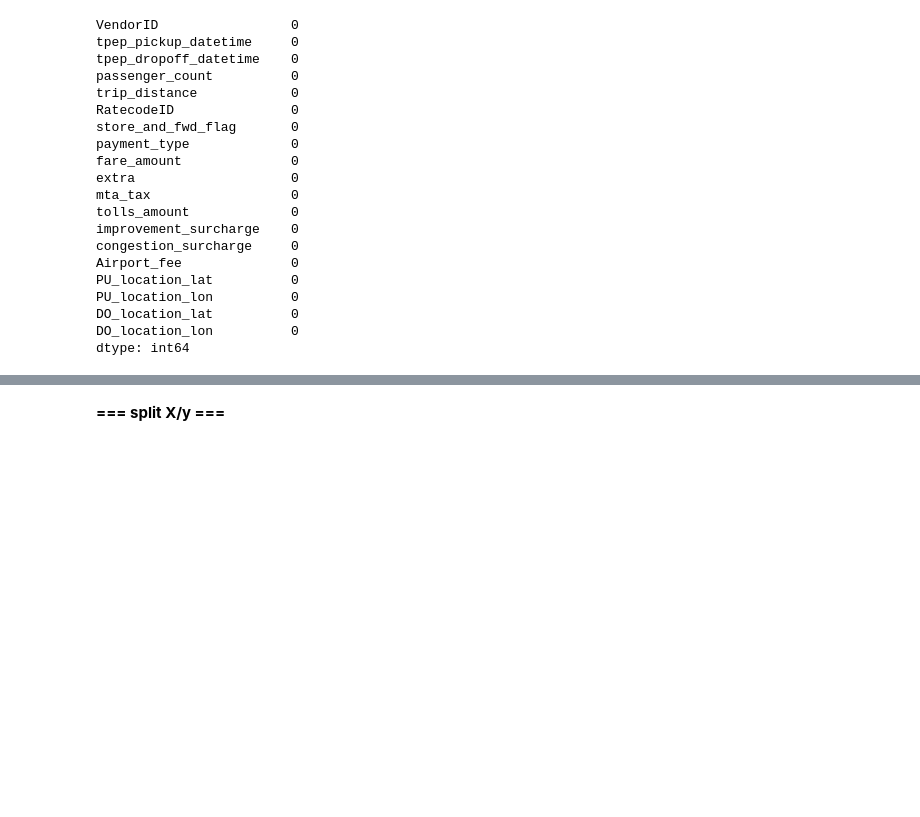
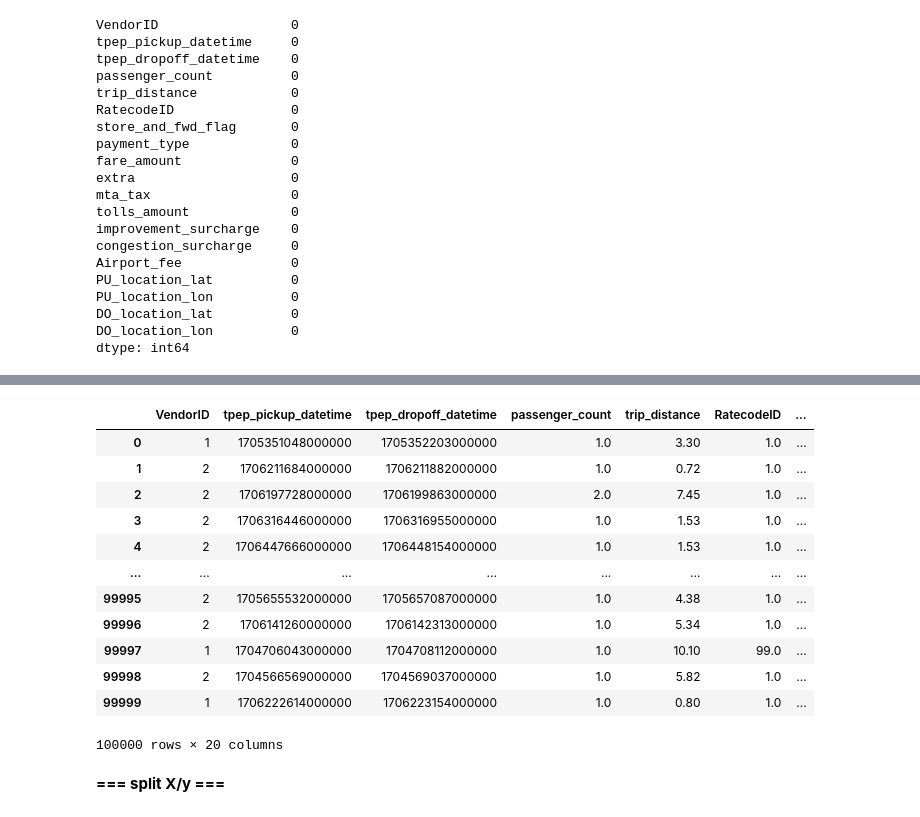
Before and after one commit to DarenXL/Apprentissage-Supervise-M2-MIA, a Jupyter notebook: Regression/regression.ipynb, the cells around one changed output, grey strips where cells are left out. Cells and saved outputs as stored; diff of their text form; code cells hidden in the pictures; blank space fills up the shorter version.

```diff
--- a/Regression/regression.ipynb
+++ b/Regression/regression.ipynb
@@ -67,3 +109,19 @@ dtype: int64
+# %%
+Xy_train
+# %% [output]
+|  | VendorID | tpep_pickup_datetime | tpep_dropoff_datetime | passenger_count | trip_distance | RatecodeID | ... |
+| 0 | 1 | 1705351048000000 | 1705352203000000 | 1.0 | 3.30 | 1.0 | ... |
+| 1 | 2 | 1706211684000000 | 1706211882000000 | 1.0 | 0.72 | 1.0 | ... |
+| 2 | 2 | 1706197728000000 | 1706199863000000 | 2.0 | 7.45 | 1.0 | ... |
+| 3 | 2 | 1706316446000000 | 1706316955000000 | 1.0 | 1.53 | 1.0 | ... |
+| 4 | 2 | 1706447666000000 | 1706448154000000 | 1.0 | 1.53 | 1.0 | ... |
+| ... | ... | ... | ... | ... | ... | ... | ... |
+| 99995 | 2 | 1705655532000000 | 1705657087000000 | 1.0 | 4.38 | 1.0 | ... |
+| 99996 | 2 | 1706141260000000 | 1706142313000000 | 1.0 | 5.34 | 1.0 | ... |
+| 99997 | 1 | 1704706043000000 | 1704708112000000 | 1.0 | 10.10 | 99.0 | ... |
+| 99998 | 2 | 1704566569000000 | 1704569037000000 | 1.0 | 5.82 | 1.0 | ... |
+| 99999 | 1 | 1706222614000000 | 1706223154000000 | 1.0 | 0.80 | 1.0 | ... |
+100000 rows × 20 columns
 # %% [markdown]
 **=== split X/y ===**
 # %%
```
Also changed, not shown: parts of 13 cells of this notebook.
